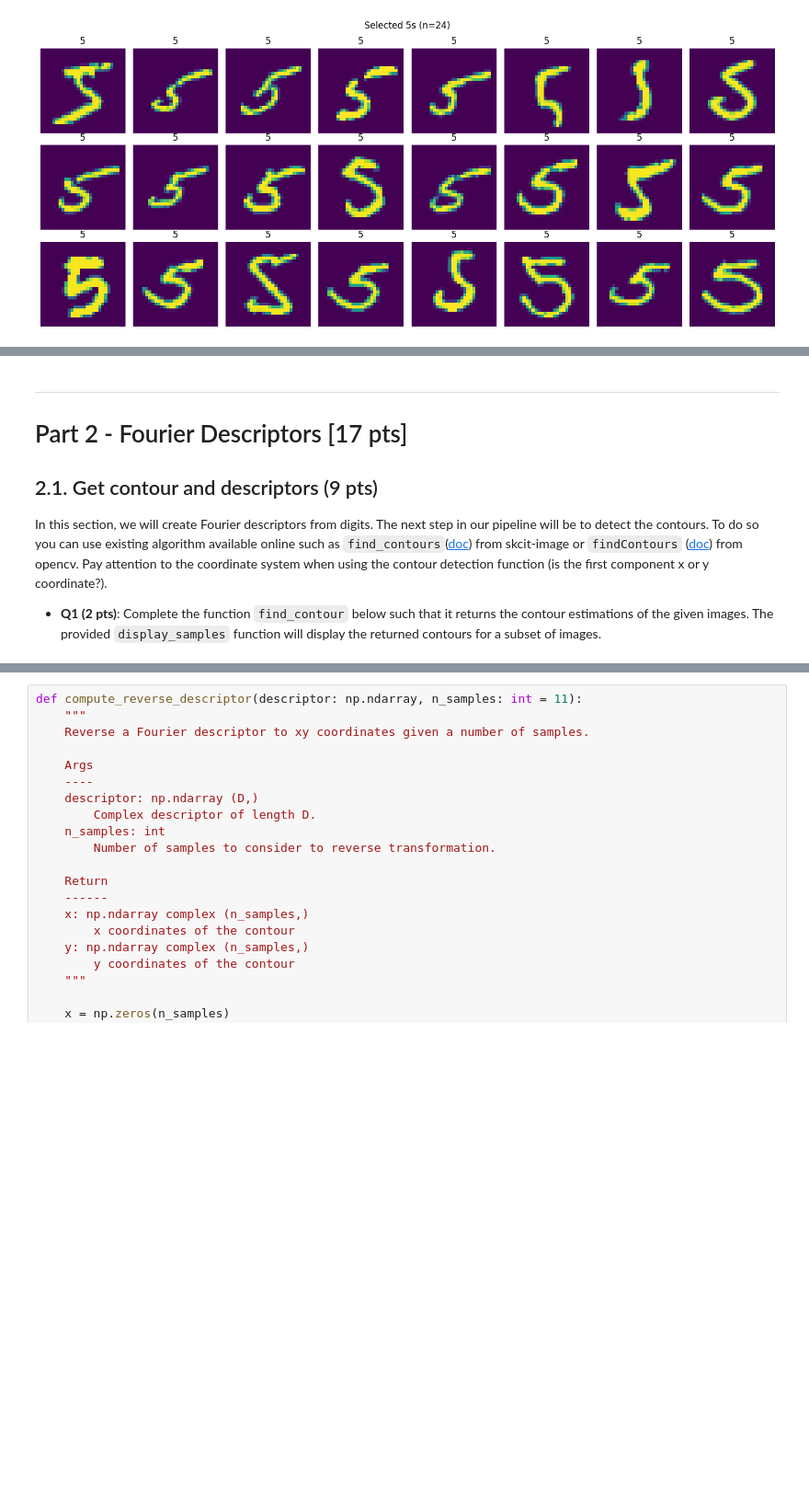
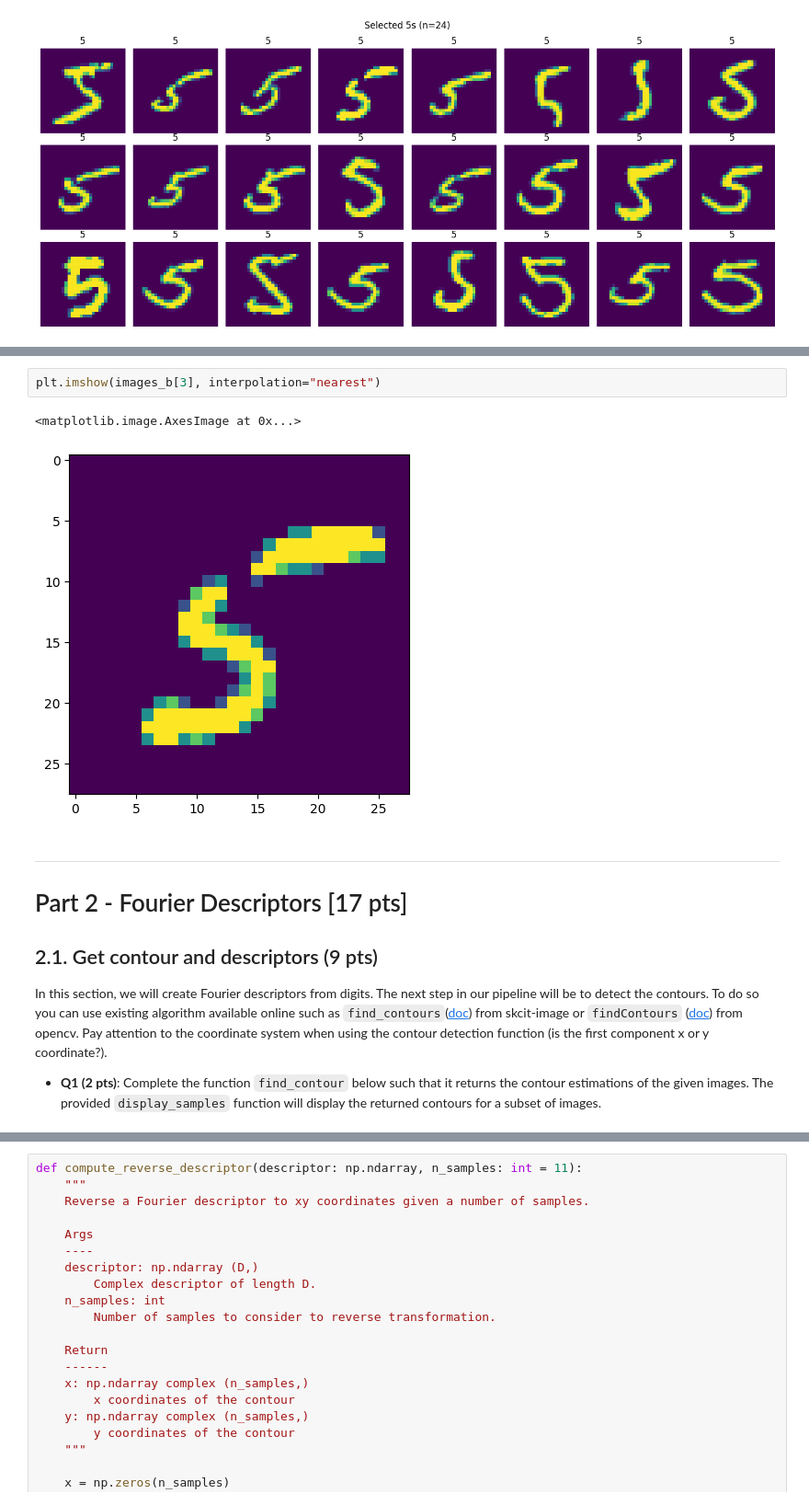
Before and after one commit to LouisH14/Image_Analysis_lab, a Jupyter notebook: labs/lab_02_iapr.ipynb, the cells around one changed output, grey strips where cells are left out. Shown at 92% size. Saved outputs shown, nothing was run; the diff lists cells and outputs as text; blank space fills up the shorter version.

```diff
--- a/labs/lab_02_iapr.ipynb
+++ b/labs/lab_02_iapr.ipynb
@@ -157,13 +210,18 @@ images_p_a, images_p_b = test_1_2(preprocess, images_a, images_b)
+# %%
+plt.imshow(images_b[3], interpolation="nearest")
+# %% [output]
+<matplotlib.image.AxesImage at 0x...>
+[figure, added]
 # %% [markdown]
 ---
+
 # Part 2 - Fourier Descriptors [17 pts]
-
 
 ## 2.1. Get contour and descriptors (9 pts)
 
 In this section, we will create Fourier descriptors from digits. The next step in our pipeline will be to detect the contours. To do so you can use existing algorithm available online such as `find_contours`([doc](https://scikit-image.org/docs/stable/api/skimage.measure.html#skimage.measure.find_contours)) from skcit-image or `findContours` ([doc](https://docs.opencv.org/4.x/d3/dc0/group__imgproc__shape.html#gadf1ad6a0b82947fa1fe3c3d497f260e0)) from opencv. Pay attention to the coordinate system when using the contour detection function (is the first component x or y coordinate?).
 
-* **Q1 (2 pts)**: Complete the function `find_contour` below such that it returns the contour estimations of the given images. The provided `display_samples` function will display the returned contours for a subset of images.
+- **Q1 (2 pts)**: Complete the function `find_contour` below such that it returns the contour estimations of the given images. The provided `display_samples` function will display the returned contours for a subset of images.
 # %%
 def find_contour(images: np.ndarray):
     """
```
Also changed, not shown: parts of 34 cells of this notebook, 2 other files.
